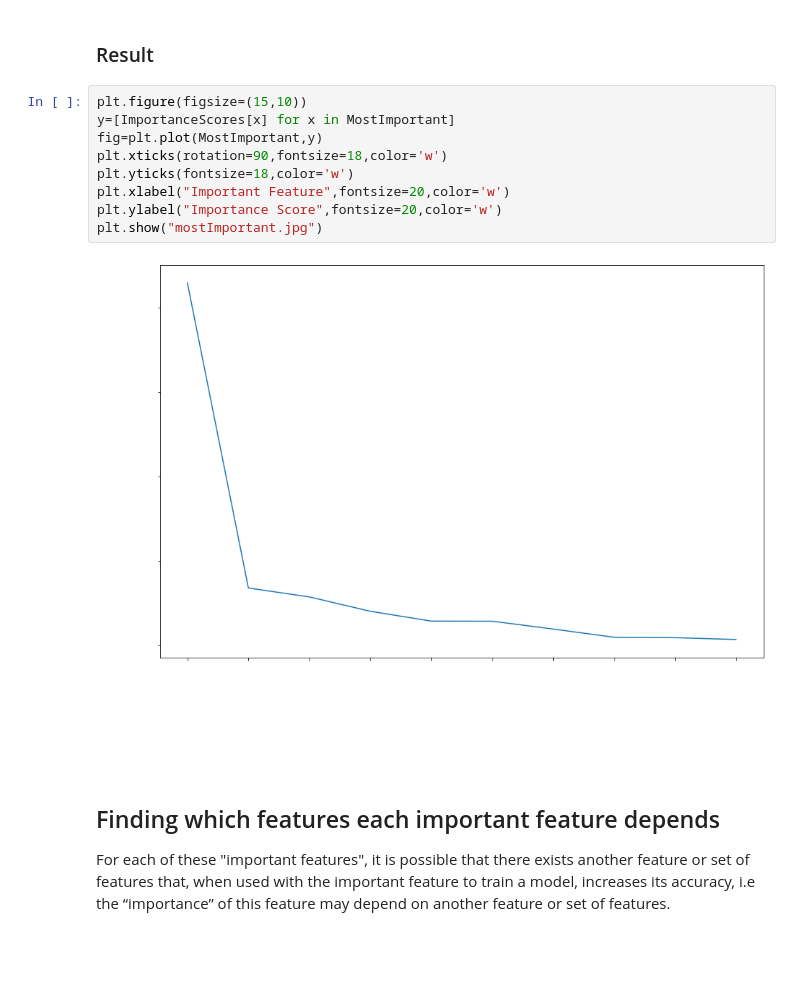
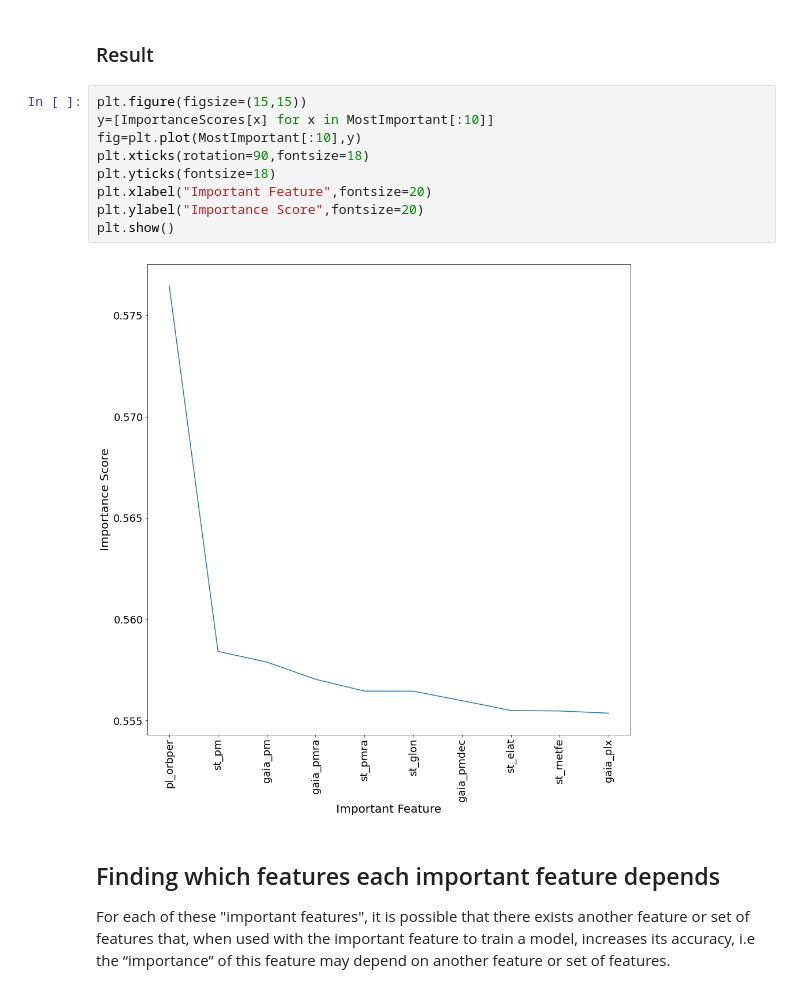
Before and after one commit to NeilBotelho/YSP-Exoplanets, a Jupyter notebook: Exoplanets.ipynb, the cells around one changed output. Cells and saved outputs as stored; diff of their text form; blank space fills up the shorter version.

Commit message:
Change plot label color to black
the plot labels were white previously and hence couldnt be seen in
regular jupyter notebook environment. They are now black

```diff
--- a/Exoplanets.ipynb
+++ b/Exoplanets.ipynb
@@ -1322,16 +1322,16 @@ FeatureName : Description : Score
 # %% [markdown]
 ### Result
 # %%
-plt.figure(figsize=(15,10))
-y=[ImportanceScores[x] for x in MostImportant]
-fig=plt.plot(MostImportant,y)
-plt.xticks(rotation=90,fontsize=18,color='w')
-plt.yticks(fontsize=18,color='w')
-plt.xlabel("Important Feature",fontsize=20,color='w')
-plt.ylabel("Importance Score",fontsize=20,color='w')
-plt.show("mostImportant.jpg")
+plt.figure(figsize=(15,15))
+y=[ImportanceScores[x] for x in MostImportant[:10]]
+fig=plt.plot(MostImportant[:10],y)
+plt.xticks(rotation=90,fontsize=18)
+plt.yticks(fontsize=18)
+plt.xlabel("Important Feature",fontsize=20)
+plt.ylabel("Importance Score",fontsize=20)
+plt.show()
 # %% [output]
-[figure, old version]
+[figure, new version]
 # %% [markdown]
 ## Finding which features each important feature depends
 For each of these "important features", it is possible that there exists another feature or set of features that, when used with the important feature to train a model, increases its accuracy, i.e the “importance” of this  feature may depend on another feature or set of features.
```
